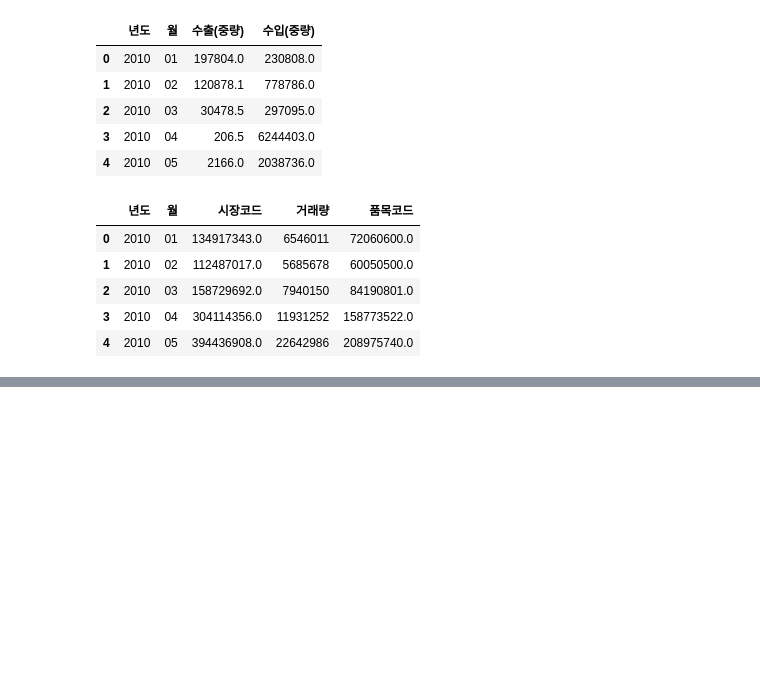
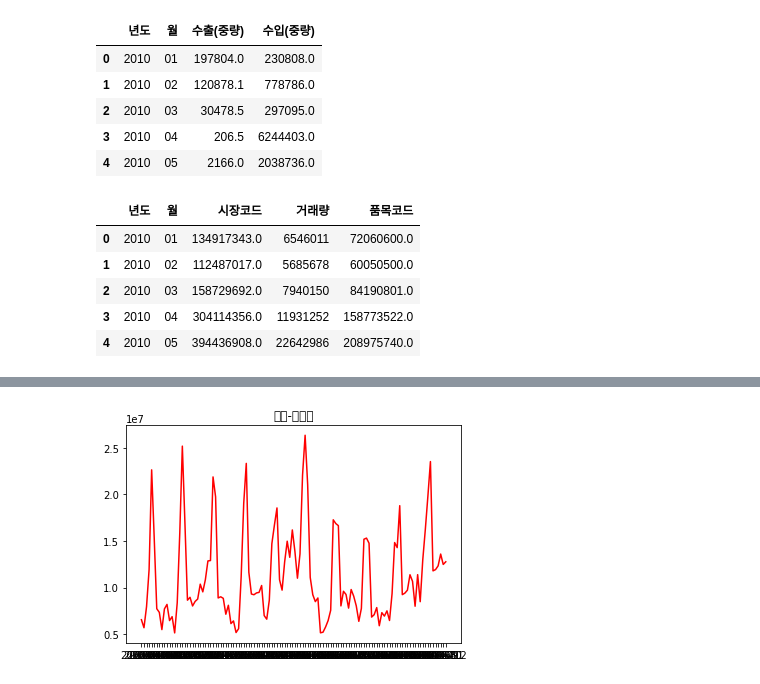
Before and after one commit to Ksejin/MJ_Capstone, a Jupyter notebook: analysis/price_predict.ipynb, the cells around one changed output, grey strips where cells are left out. Cells and saved outputs as stored; diff of their text form; code cells hidden in the pictures; blank space fills up the shorter version.

```diff
--- a/analysis/price_predict.ipynb
+++ b/analysis/price_predict.ipynb
@@ -161,0 +180,6 @@ merged
+# %%
+plt.title("시간-거래량")
+plt.plot(x,y2,'r')
+plt.show()
+# %% [output]
+[figure, added]
```
Also changed, not shown: parts of 25 cells of this notebook, 5 other files.
